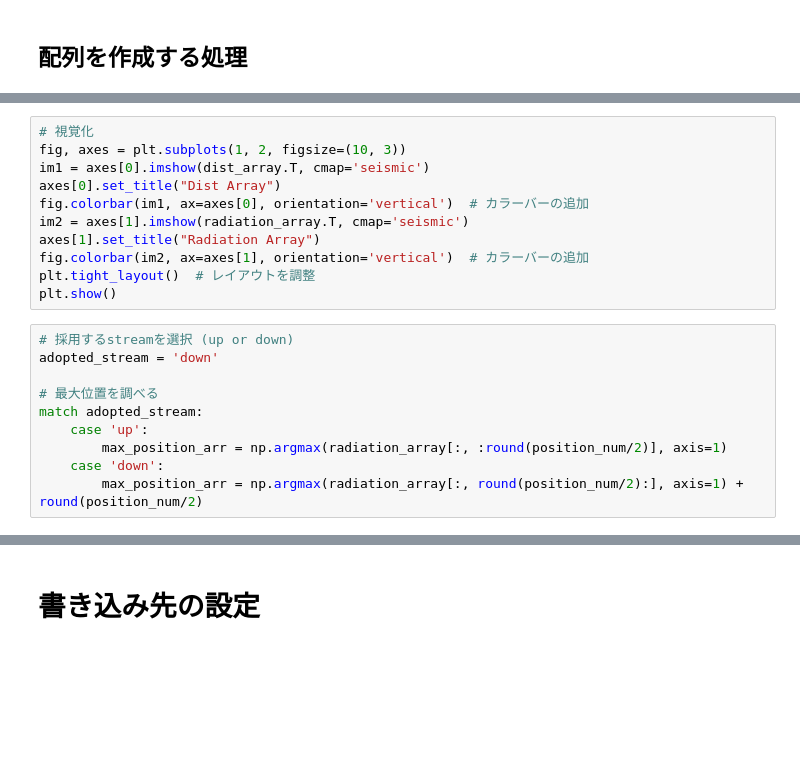
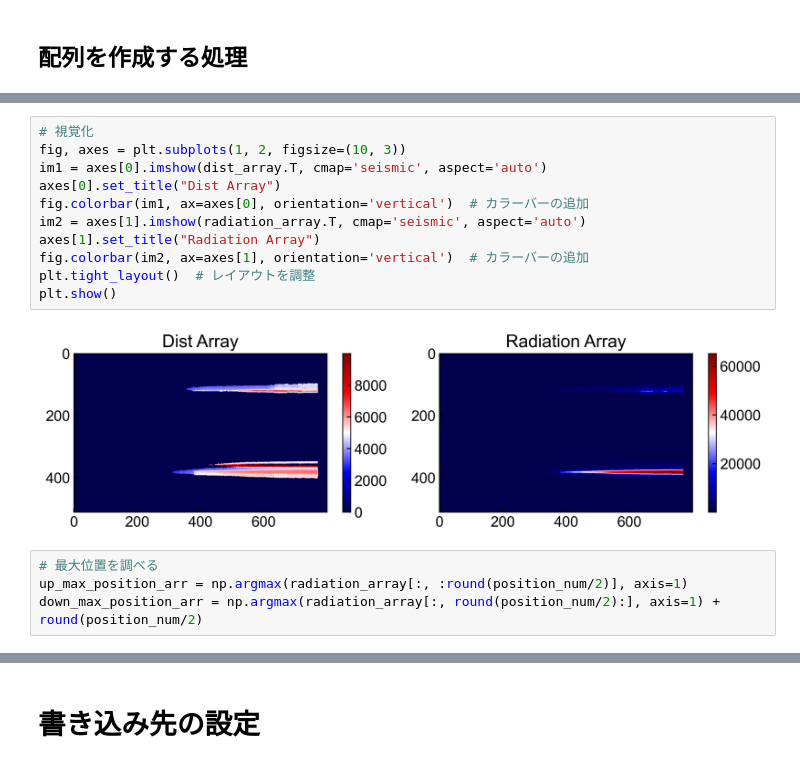
Before and after one commit to ishizawa2468/LAMBDA-Melting, a Jupyter notebook: notebooks/each-run/process-T/extract_measured_T_array.ipynb, the cells around one changed output, grey strips where cells are left out. Drawn from its saved outputs; the diff is of its cells as text; blank space fills up the shorter version.

```diff
--- a/notebooks/each-run/process-T/extract_measured_T_array.ipynb
+++ b/notebooks/each-run/process-T/extract_measured_T_array.ipynb
@@ -91,24 +119,20 @@ frame_num, position_num
 # %%
 # 視覚化
 fig, axes = plt.subplots(1, 2, figsize=(10, 3))
-im1 = axes[0].imshow(dist_array.T, cmap='seismic')
+im1 = axes[0].imshow(dist_array.T, cmap='seismic', aspect='auto')
 axes[0].set_title("Dist Array")
 fig.colorbar(im1, ax=axes[0], orientation='vertical')  # カラーバーの追加
-im2 = axes[1].imshow(radiation_array.T, cmap='seismic')
+im2 = axes[1].imshow(radiation_array.T, cmap='seismic', aspect='auto')
 axes[1].set_title("Radiation Array")
 fig.colorbar(im2, ax=axes[1], orientation='vertical')  # カラーバーの追加
 plt.tight_layout()  # レイアウトを調整
 plt.show()
+# %% [output]
+[figure, added]
 # %%
-# 採用するstreamを選択 (up or down)
-adopted_stream = 'down'
-
 # 最大位置を調べる
-match adopted_stream:
-    case 'up':
-        max_position_arr = np.argmax(radiation_array[:, :round(position_num/2)], axis=1)
-    case 'down':
-        max_position_arr = np.argmax(radiation_array[:, round(position_num/2):], axis=1) + round(position_num/2)
+up_max_position_arr = np.argmax(radiation_array[:, :round(position_num/2)], axis=1)
+down_max_position_arr = np.argmax(radiation_array[:, round(position_num/2):], axis=1) + round(position_num/2)
 # %%
 # 露光強度をもとにした採用温度点
 plt.figure(figsize=(8, 4))
```
Also changed, not shown: parts of 14 cells of this notebook, 4 other files.
